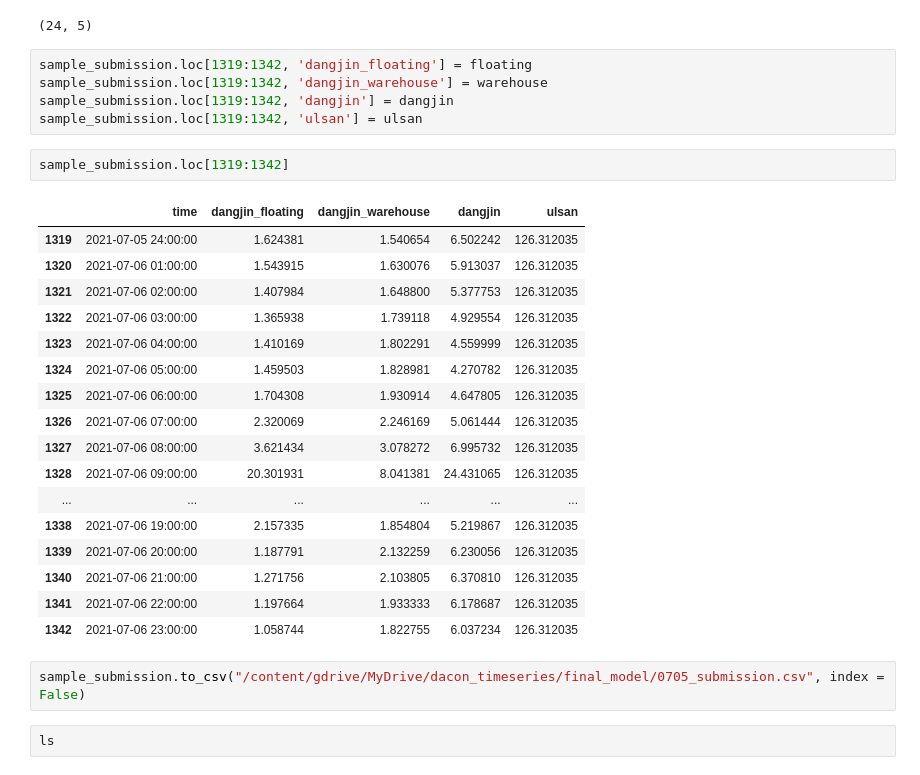
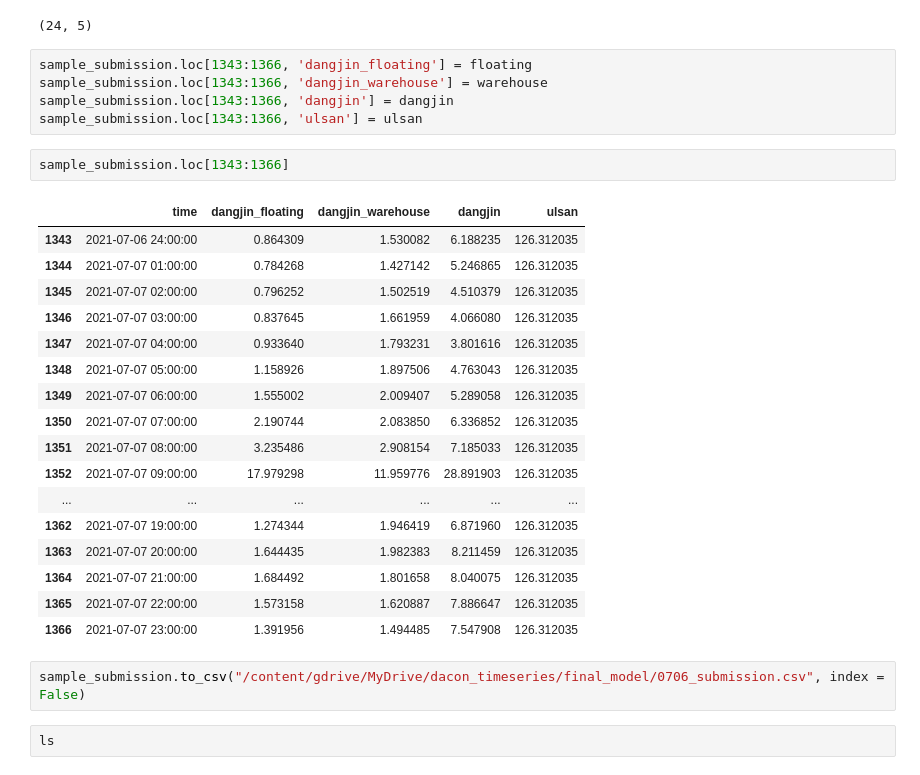
Before and after one commit to Annie-Yeeun-Jang/dacon_timeseries, a Jupyter notebook: final_model/시계열_1팀_private_inference_일사일조.ipynb, the cells around one changed output. Drawn from its saved outputs; the diff is of its cells as text.

```diff
--- a/final_model/시계열_1팀_private_inference_일사일조.ipynb
+++ b/final_model/시계열_1팀_private_inference_일사일조.ipynb
@@ -455,31 +456,31 @@ sample_submission.loc[1319:1342].shape
 # %% [output]
 (24, 5)
 # %%
-sample_submission.loc[1319:1342, 'dangjin_floating'] = floating
-sample_submission.loc[1319:1342, 'dangjin_warehouse'] = warehouse
-sample_submission.loc[1319:1342, 'dangjin'] = dangjin
-sample_submission.loc[1319:1342, 'ulsan'] = ulsan
+sample_submission.loc[1343:1366, 'dangjin_floating'] = floating
+sample_submission.loc[1343:1366, 'dangjin_warehouse'] = warehouse
+sample_submission.loc[1343:1366, 'dangjin'] = dangjin
+sample_submission.loc[1343:1366, 'ulsan'] = ulsan
 # %%
-sample_submission.loc[1319:1342]
+sample_submission.loc[1343:1366]
 # %% [output]
 |  | time | dangjin_floating | dangjin_warehouse | dangjin | ulsan |
-| 1319 | 2021-07-05 24:00:00 | 1.624381 | 1.540654 | 6.502242 | 126.312035 |
-| 1320 | 2021-07-06 01:00:00 | 1.543915 | 1.630076 | 5.913037 | 126.312035 |
-| 1321 | 2021-07-06 02:00:00 | 1.407984 | 1.648800 | 5.377753 | 126.312035 |
-| 1322 | 2021-07-06 03:00:00 | 1.365938 | 1.739118 | 4.929554 | 126.312035 |
-| 1323 | 2021-07-06 04:00:00 | 1.410169 | 1.802291 | 4.559999 | 126.312035 |
-| 1324 | 2021-07-06 05:00:00 | 1.459503 | 1.828981 | 4.270782 | 126.312035 |
-| 1325 | 2021-07-06 06:00:00 | 1.704308 | 1.930914 | 4.647805 | 126.312035 |
-| 1326 | 2021-07-06 07:00:00 | 2.320069 | 2.246169 | 5.061444 | 126.312035 |
-| 1327 | 2021-07-06 08:00:00 | 3.621434 | 3.078272 | 6.995732 | 126.312035 |
-| 1328 | 2021-07-06 09:00:00 | 20.301931 | 8.041381 | 24.431065 | 126.312035 |
+| 1343 | 2021-07-06 24:00:00 | 0.864309 | 1.530082 | 6.188235 | 126.312035 |
+| 1344 | 2021-07-07 01:00:00 | 0.784268 | 1.427142 | 5.246865 | 126.312035 |
+| 1345 | 2021-07-07 02:00:00 | 0.796252 | 1.502519 | 4.510379 | 126.312035 |
+| 1346 | 2021-07-07 03:00:00 | 0.837645 | 1.661959 | 4.066080 | 126.312035 |
+| 1347 | 2021-07-07 04:00:00 | 0.933640 | 1.793231 | 3.801616 | 126.312035 |
+| 1348 | 2021-07-07 05:00:00 | 1.158926 | 1.897506 | 4.763043 | 126.312035 |
+| 1349 | 2021-07-07 06:00:00 | 1.555002 | 2.009407 | 5.289058 | 126.312035 |
+| 1350 | 2021-07-07 07:00:00 | 2.190744 | 2.083850 | 6.336852 | 126.312035 |
+| 1351 | 2021-07-07 08:00:00 | 3.235486 | 2.908154 | 7.185033 | 126.312035 |
+| 1352 | 2021-07-07 09:00:00 | 17.979298 | 11.959776 | 28.891903 | 126.312035 |
 | ... | ... | ... | ... | ... | ... |
-| 1338 | 2021-07-06 19:00:00 | 2.157335 | 1.854804 | 5.219867 | 126.312035 |
-| 1339 | 2021-07-06 20:00:00 | 1.187791 | 2.132259 | 6.230056 | 126.312035 |
-| 1340 | 2021-07-06 21:00:00 | 1.271756 | 2.103805 | 6.370810 | 126.312035 |
-| 1341 | 2021-07-06 22:00:00 | 1.197664 | 1.933333 | 6.178687 | 126.312035 |
-| 1342 | 2021-07-06 23:00:00 | 1.058744 | 1.822755 | 6.037234 | 126.312035 |
+| 1362 | 2021-07-07 19:00:00 | 1.274344 | 1.946419 | 6.871960 | 126.312035 |
+| 1363 | 2021-07-07 20:00:00 | 1.644435 | 1.982383 | 8.211459 | 126.312035 |
+| 1364 | 2021-07-07 21:00:00 | 1.684492 | 1.801658 | 8.040075 | 126.312035 |
+| 1365 | 2021-07-07 22:00:00 | 1.573158 | 1.620887 | 7.886647 | 126.312035 |
+| 1366 | 2021-07-07 23:00:00 | 1.391956 | 1.494485 | 7.547908 | 126.312035 |
 # %%
-sample_submission.to_csv("/content/gdrive/MyDrive/dacon_timeseries/final_model/0705_submission.csv", index = False)
+sample_submission.to_csv("/content/gdrive/MyDrive/dacon_timeseries/final_model/0706_submission.csv", index = False)
 # %%
 ls
```
Also changed, not shown: parts of 6 cells of this notebook.
